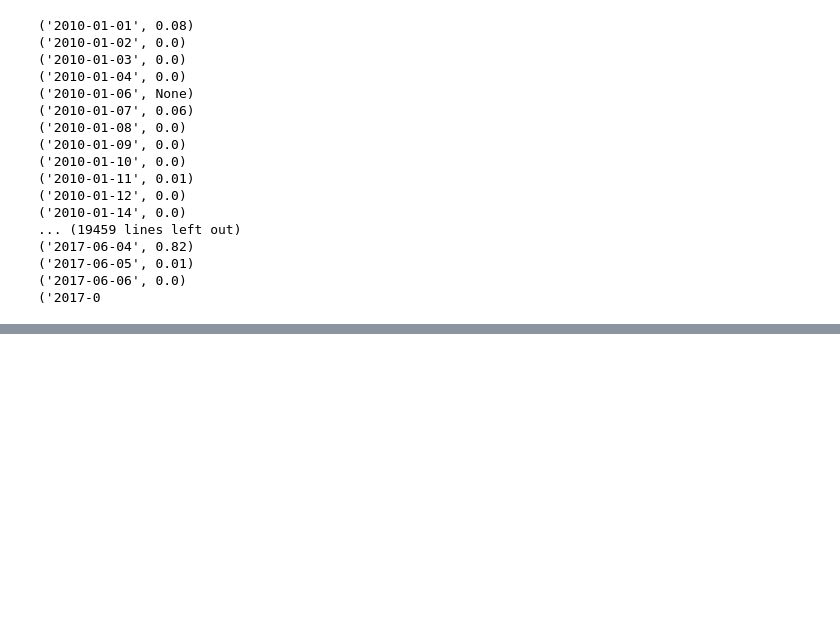
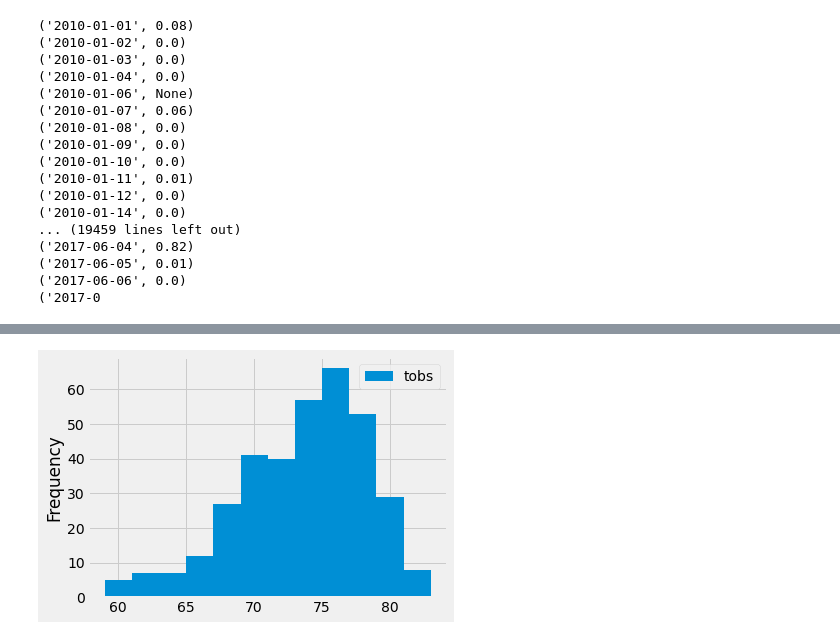
Before and after one commit to Gdreyes172/Surfs_up, a Jupyter notebook: Practice_Weather_Analysis.ipynb, the cells around one changed output, grey strips where cells are left out. Saved outputs shown, nothing was run; the diff lists cells and outputs as text; code cells hidden in the pictures; blank space fills up the shorter version.

```diff
--- a/Practice_Weather_Analysis.ipynb
+++ b/Practice_Weather_Analysis.ipynb
@@ -151,0 +195,8 @@ plt.xticks(rotation=90)
+# %%
+# Create a query for the temperature observations that filters for the most active station
+## and for the previous year
+results = session.query(Measurement.tobs).\
+filter(Measurement.station == 'USC00519281').\
+filter(Measurement.date >= prev_year).all()
+
+print(results)
@@ -151,0 +205,4 @@ plt.xticks(rotation=90)
+# %%
+# Create a dataframe from our query
+mas_tobs = pd.DataFrame(results, columns=['tobs'])
+print(mas_tobs)
@@ -151,0 +224,6 @@ plt.xticks(rotation=90)
+# %%
+# Plot in a histogram by seperating the temperature readings into 12 bins
+mas_tobs.plot.hist(bins=12)
+plt.tight_layout()
+# %% [output]
+[figure, added]
```
Also changed, not shown: parts of 25 cells of this notebook.
